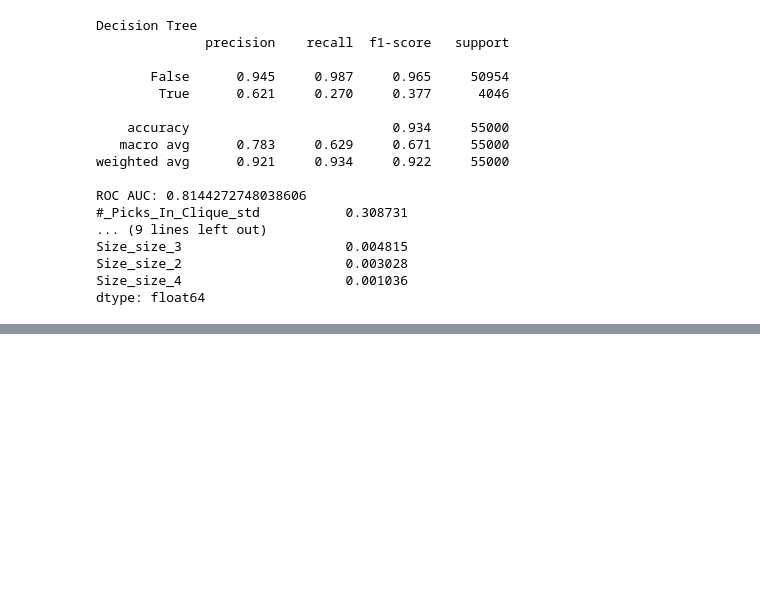
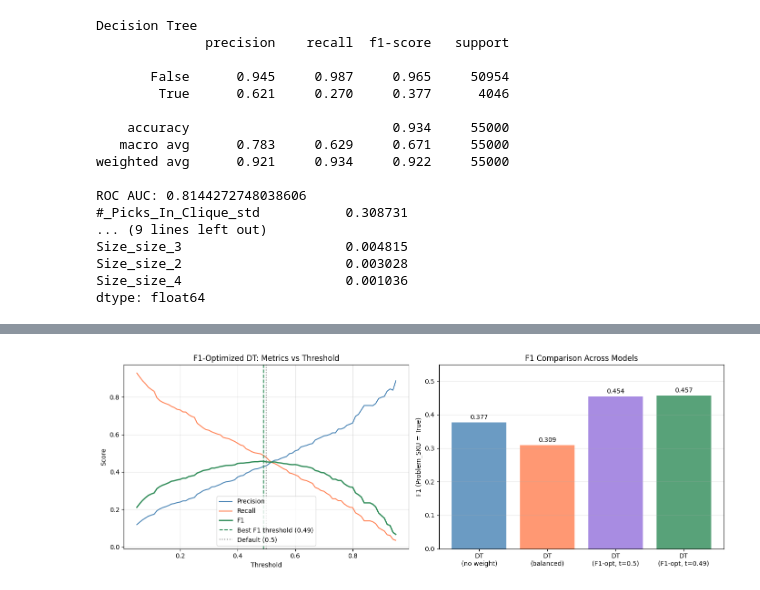
Before and after one commit to EdgyPage/Inventory_Defect_Classifier, a Jupyter notebook: Classifiers/decision_tree.ipynb, the cells around one changed output, grey strips where cells are left out. Saved outputs shown, nothing was run; the diff lists cells and outputs as text; code cells hidden in the pictures; blank space fills up the shorter version.

```diff
--- a/Classifiers/decision_tree.ipynb
+++ b/Classifiers/decision_tree.ipynb
@@ -118,0 +269,82 @@ dtype: float64
+# %%
+import matplotlib.pyplot as plt
+
+# Sweep threshold on the F1-optimized model to find its best operating point
+gs_thresholds = np.arange(0.05, 0.96, 0.01)
+gs_precs, gs_recs, gs_f1s, gs_nf = [], [], [], []
+
+for t in gs_thresholds:
+    y_pred_t = (y_proba_f1 >= t).astype(int)
+    flagged = y_pred_t.sum()
+    if flagged == 0:
+        gs_precs.append(np.nan)
+        gs_recs.append(0.0)
+        gs_f1s.append(0.0)
+    else:
+        gs_precs.append(precision_score(y_test, y_pred_t, zero_division=0))
+        gs_recs.append(recall_score(y_test, y_pred_t, zero_division=0))
+        gs_f1s.append(f1_score(y_test, y_pred_t, zero_division=0))
+    gs_nf.append(flagged)
+
+gs_precs = np.array(gs_precs)
+gs_recs  = np.array(gs_recs)
+gs_f1s   = np.array(gs_f1s)
+gs_nf    = np.array(gs_nf)
+
+best_t_idx = int(np.nanargmax(gs_f1s))
+best_t     = gs_thresholds[best_t_idx]
+best_f1    = gs_f1s[best_t_idx]
+
+print(f"F1-maximizing threshold: {best_t:.2f}  →  F1={best_f1:.4f}")
+print(f"Precision: {gs_precs[best_t_idx]:.3f}   Recall: {gs_recs[best_t_idx]:.3f}\n")
+
+y_pred_tuned = (y_proba_f1 >= best_t).astype(int)
+print(f"Classification report at threshold={best_t:.2f}:")
+print(classification_report(y_test, y_pred_tuned, digits=3))
+
+# Plot
+fig, axes = plt.subplots(1, 2, figsize=(14, 5))
+
+ax = axes[0]
+ax.plot(gs_thresholds, gs_precs, label="Precision", color="steelblue")
+ax.plot(gs_thresholds, gs_recs,  label="Recall",    color="coral")
+ax.plot(gs_thresholds, gs_f1s,   label="F1",        color="seagreen", linewidth=2)
+ax.axvline(best_t, color="seagreen", linestyle="--",
+           label=f"Best F1 threshold ({best_t:.2f})")
+ax.axvline(0.5, color="gray", linestyle=":", label="Default (0.5)")
+ax.set_xlabel("Threshold")
+ax.set_ylabel("Score")
+ax.set_title("F1-Optimized DT: Metrics vs Threshold")
+ax.legend()
+ax.grid(alpha=0.3)
+
+# Summary bar chart comparing all models
+ax2 = axes[1]
+model_names = [
+    "DT\n(no weight)",
+    "DT\n(balanced)",
+    "DT\n(F1-opt, t=0.5)",
+    f"DT\n(F1-opt, t={best_t:.2f})",
+]
+t50_idx = int(np.argmin(np.abs(gs_thresholds - 0.5)))
+f1_scores_compare = [
+    0.377,
+    0.309,
+    gs_f1s[t50_idx],
+    best_f1,
+]
+bars = ax2.bar(model_names, f1_scores_compare,
+               color=["steelblue", "coral", "mediumpurple", "seagreen"],
+               alpha=0.8)
+for bar, val in zip(bars, f1_scores_compare):
+    ax2.text(bar.get_x() + bar.get_width() / 2,
+             bar.get_height() + 0.005,
+             f"{val:.3f}", ha="center", va="bottom", fontsize=10)
+ax2.set_ylim(0, max(f1_scores_compare) * 1.2)
+ax2.set_ylabel("F1 (Problem_SKU = True)")
+ax2.set_title("F1 Comparison Across Models")
+ax2.grid(axis="y", alpha=0.3)
+
+plt.tight_layout()
+plt.show()
+# %% [output]
@@ -118,0 +363 @@ dtype: float64
+[figure, added]
```
Also changed, not shown: parts of 6 cells of this notebook, 1 other file.
